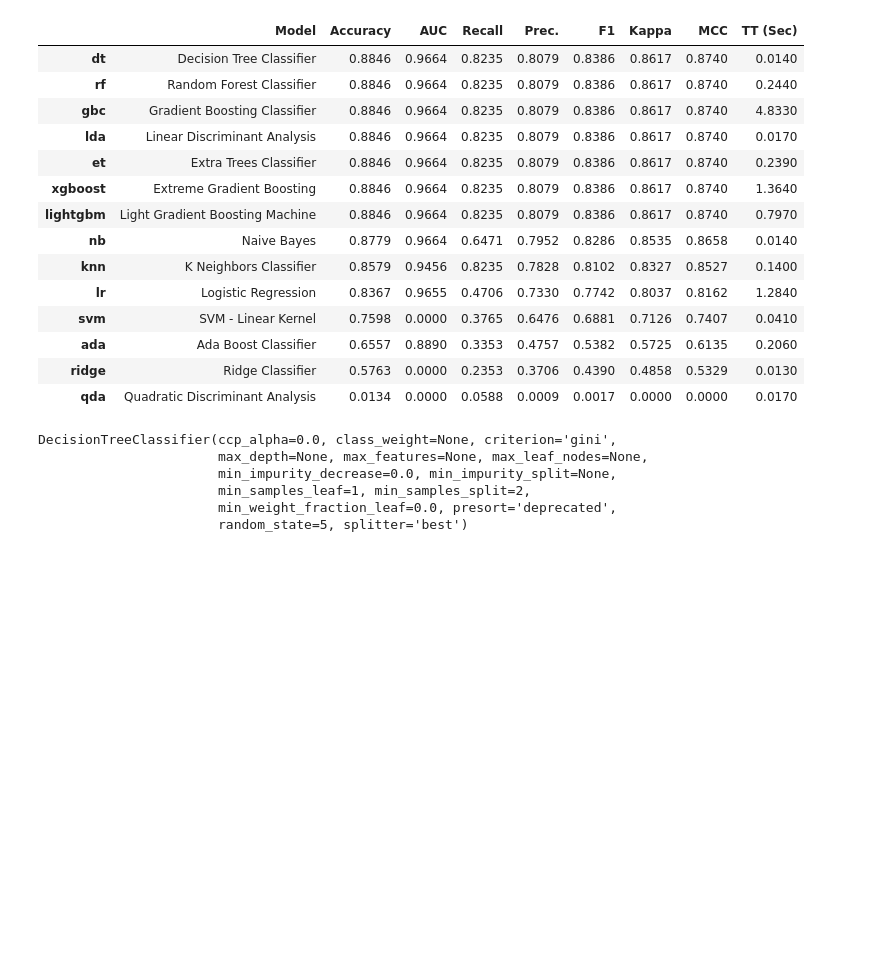
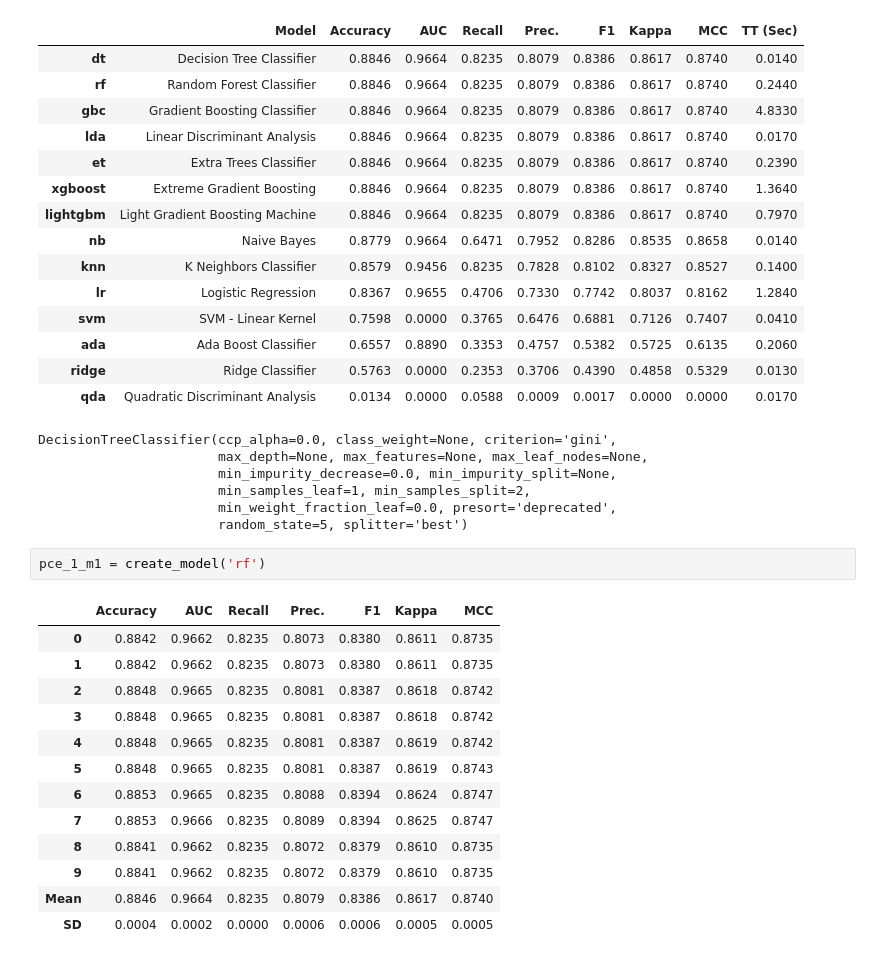
Before and after one commit to montgoz007/bugs-caret, a Jupyter notebook: pathway_classify.ipynb, the cells around one changed output. Cells and saved outputs as stored; diff of their text form; blank space fills up the shorter version.

Commit message:
model finished, from here will include surgeon back in and expand the topics

```diff
--- a/pathway_classify.ipynb
+++ b/pathway_classify.ipynb
@@ -173,3 +173,19 @@ DecisionTreeClassifier(ccp_alpha=0.0, class_weight=None, criterion='gini',
                        min_samples_leaf=1, min_samples_split=2,
                        min_weight_fraction_leaf=0.0, presort='deprecated',
                        random_state=5, splitter='best')
+# %%
+pce_1_m1 = create_model('rf')
+# %% [output]
+|  | Accuracy | AUC | Recall | Prec. | F1 | Kappa | MCC |
+| 0 | 0.8842 | 0.9662 | 0.8235 | 0.8073 | 0.8380 | 0.8611 | 0.8735 |
+| 1 | 0.8842 | 0.9662 | 0.8235 | 0.8073 | 0.8380 | 0.8611 | 0.8735 |
+| 2 | 0.8848 | 0.9665 | 0.8235 | 0.8081 | 0.8387 | 0.8618 | 0.8742 |
+| 3 | 0.8848 | 0.9665 | 0.8235 | 0.8081 | 0.8387 | 0.8618 | 0.8742 |
+| 4 | 0.8848 | 0.9665 | 0.8235 | 0.8081 | 0.8387 | 0.8619 | 0.8742 |
+| 5 | 0.8848 | 0.9665 | 0.8235 | 0.8081 | 0.8387 | 0.8619 | 0.8743 |
+| 6 | 0.8853 | 0.9665 | 0.8235 | 0.8088 | 0.8394 | 0.8624 | 0.8747 |
+| 7 | 0.8853 | 0.9666 | 0.8235 | 0.8089 | 0.8394 | 0.8625 | 0.8747 |
+| 8 | 0.8841 | 0.9662 | 0.8235 | 0.8072 | 0.8379 | 0.8610 | 0.8735 |
+| 9 | 0.8841 | 0.9662 | 0.8235 | 0.8072 | 0.8379 | 0.8610 | 0.8735 |
+| Mean | 0.8846 | 0.9664 | 0.8235 | 0.8079 | 0.8386 | 0.8617 | 0.8740 |
+| SD | 0.0004 | 0.0002 | 0.0000 | 0.0006 | 0.0006 | 0.0005 | 0.0005 |
```
Also changed, not shown: parts of 5 cells of this notebook, 1 other file.
